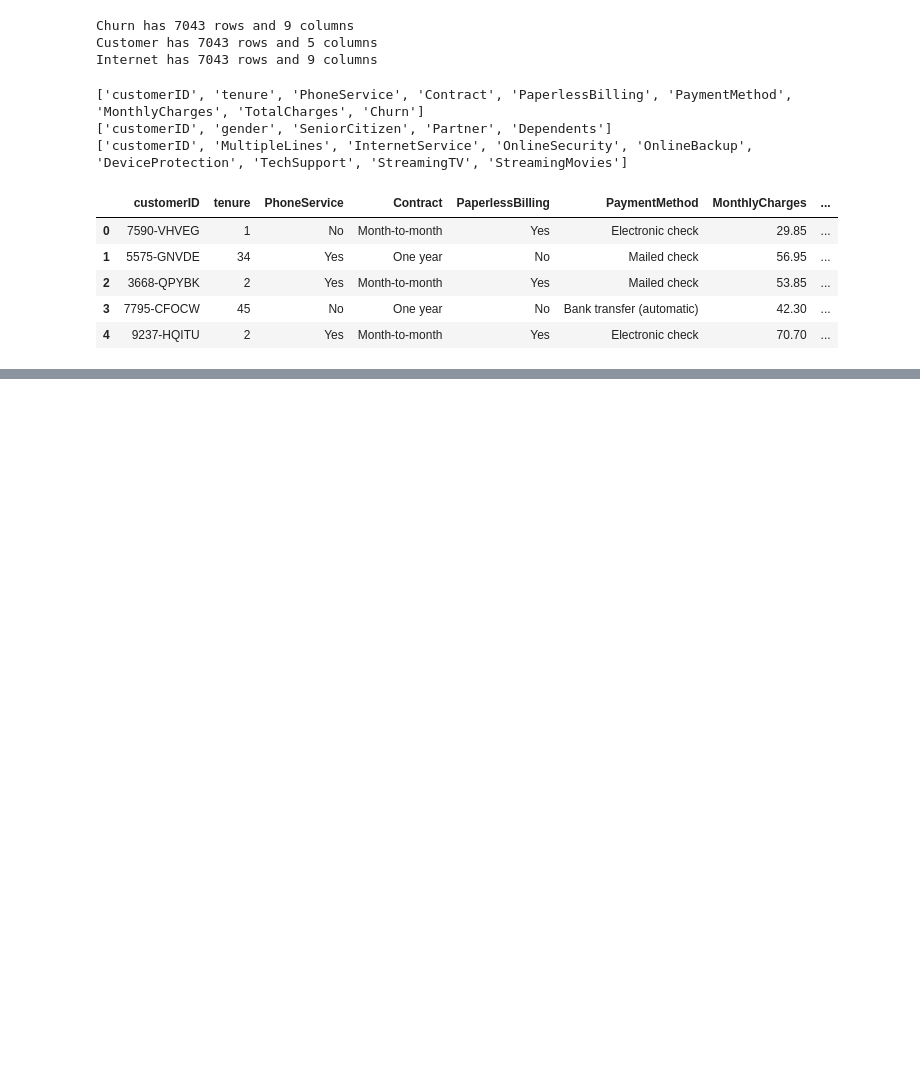
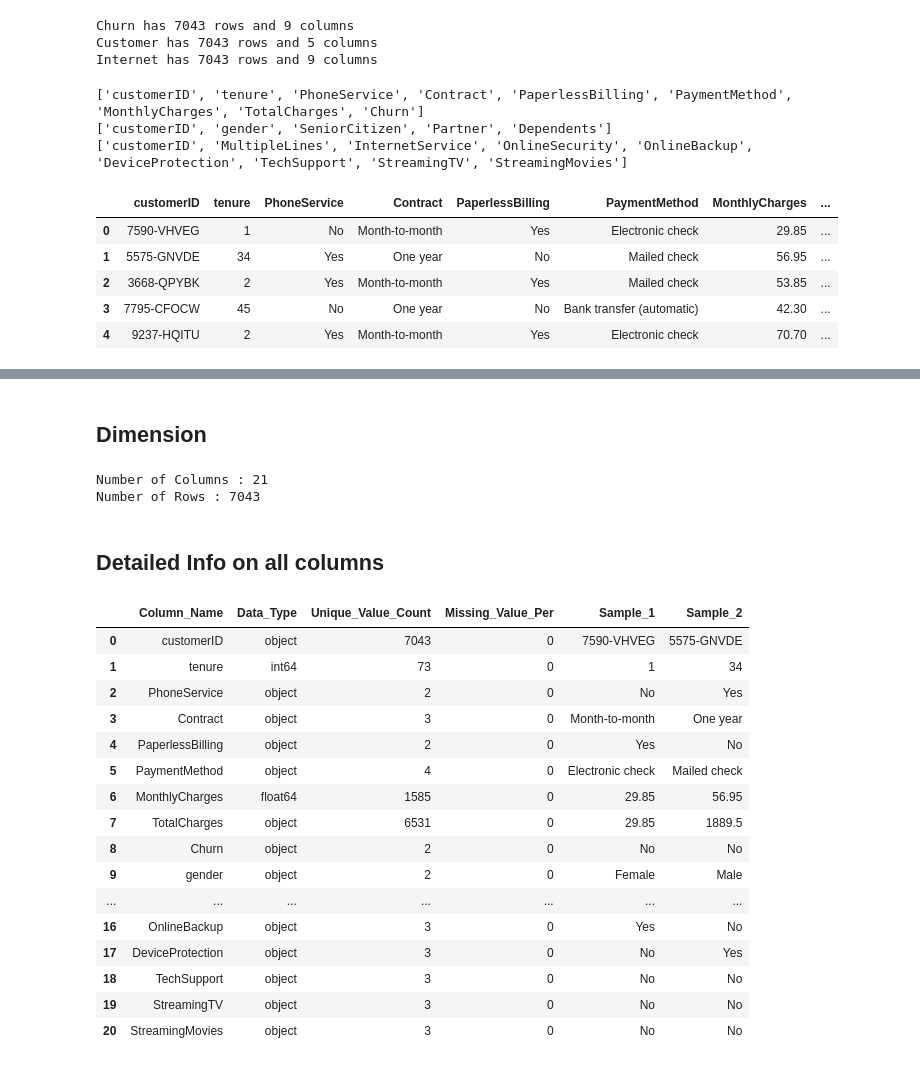
Before and after one commit to Theveetha/Telecom_Churn_Prediction, a Jupyter notebook: Telecom_Churn_Prediction.ipynb, the cells around one changed output, grey strips where cells are left out. Drawn from its saved outputs; the diff is of its cells as text; code cells hidden in the pictures; blank space fills up the shorter version.

```diff
--- a/Telecom_Churn_Prediction.ipynb
+++ b/Telecom_Churn_Prediction.ipynb
@@ -16,6 +18,13 @@ import numpy as np
 import pandas as pd
 import matplotlib.pyplot as plt
 import seaborn as sns
+
+import warnings
+warnings.filterwarnings('ignore')
+
+# Set max columns and rows
+pd.set_option('display.max_columns',None)
+pd.set_option('display.max_rows',None)
 # %% [markdown]
 ## **Mount Drive**
 # %%
@@ -48,7 +57,11 @@ for cols in [churn_data,cust_data,internet_data]:
 ['customerID', 'MultipleLines', 'InternetService', 'OnlineSecurity', 'OnlineBackup', 'DeviceProtection', 'TechSupport', 'StreamingTV', 'StreamingMovies']
 # %%
 # Data Merge
-data = pd.merge(churn_data,cust_data,how='inner',on='customerID')
+original_data = pd.merge(churn_data,cust_data,how='inner',on='customerID')
+original_data = pd.merge(original_data,internet_data,how='inner',on='customerID')
+
+# Making a copy to work for our analysis
+data = original_data.copy()
 data.head()
 # %% [output]
 |  | customerID | tenure | PhoneService | Contract | PaperlessBilling | PaymentMethod | MonthlyCharges | ... |
@@ -63,0 +105,48 @@ data.head()
+# %% [markdown]
+## **Dimension**
+# %%
+print(f"Number of Columns : {data.shape[1]}")
+print(f"Number of Rows : {data.shape[0]}")
+# %% [output]
+Number of Columns : 21
+Number of Rows : 7043
+# %% [markdown]
+## **Detailed Info on all columns**
+# %%
+def info(data):
+  cols = data.columns
+  dtype = data.dtypes
+  unique_count = [data[cols].nunique() for cols in data.columns]
+  missing_value_count = data.isnull().sum() * 100
+  sample = data.head(2).T
+
+  data_info = pd.DataFrame({'Column_Name':cols
+                            ,'Data_Type':dtype
+                            ,'Unique_Value_Count':unique_count
+                            ,'Missing_Value_Per':missing_value_count
+                            })
+  data_info = pd.concat([data_info,sample],axis=1)
+  data_info.rename(columns={0:'Sample_1',1:'Sample_2'},inplace=True)
+
+  data_info.reset_index(drop=True,inplace=True)
+  return data_info
+
+info(data)
+# %% [output]
+|  | Column_Name | Data_Type | Unique_Value_Count | Missing_Value_Per | Sample_1 | Sample_2 |
+| 0 | customerID | object | 7043 | 0 | 7590-VHVEG | 5575-GNVDE |
+| 1 | tenure | int64 | 73 | 0 | 1 | 34 |
+| 2 | PhoneService | object | 2 | 0 | No | Yes |
+| 3 | Contract | object | 3 | 0 | Month-to-month | One year |
+| 4 | PaperlessBilling | object | 2 | 0 | Yes | No |
+| 5 | PaymentMethod | object | 4 | 0 | Electronic check | Mailed check |
+| 6 | MonthlyCharges | float64 | 1585 | 0 | 29.85 | 56.95 |
+| 7 | TotalCharges | object | 6531 | 0 | 29.85 | 1889.5 |
+| 8 | Churn | object | 2 | 0 | No | No |
+| 9 | gender | object | 2 | 0 | Female | Male |
+| ... | ... | ... | ... | ... | ... | ... |
+| 16 | OnlineBackup | object | 3 | 0 | Yes | No |
+| 17 | DeviceProtection | object | 3 | 0 | No | Yes |
+| 18 | TechSupport | object | 3 | 0 | No | No |
+| 19 | StreamingTV | object | 3 | 0 | No | No |
+| 20 | StreamingMovies | object | 3 | 0 | No | No |
```
Also changed, not shown: parts of 6 cells of this notebook.
